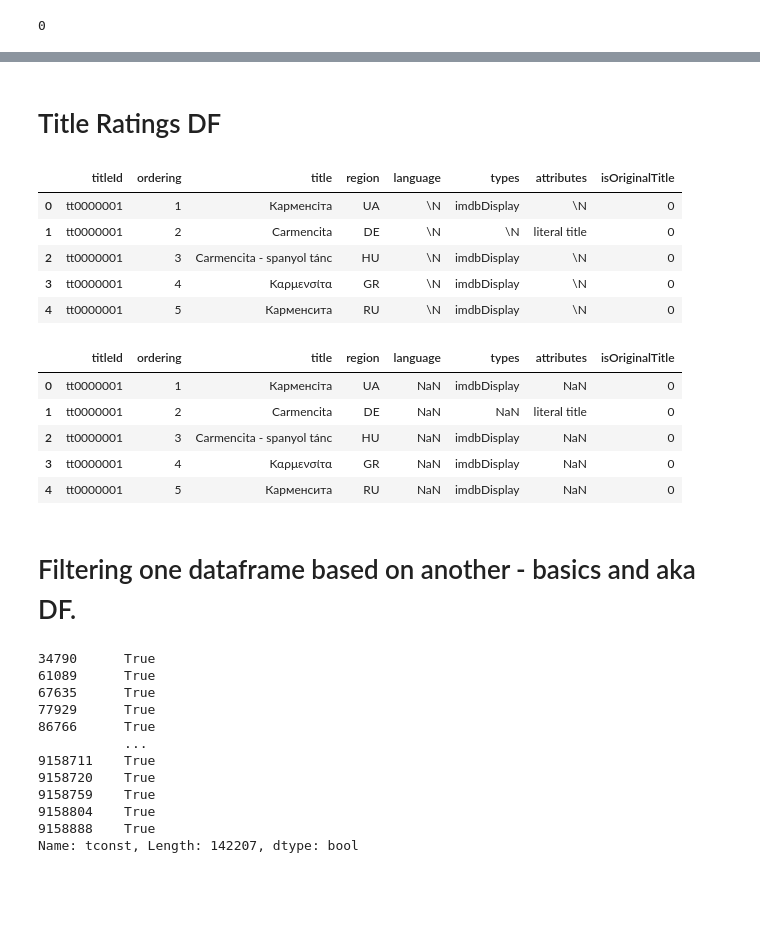
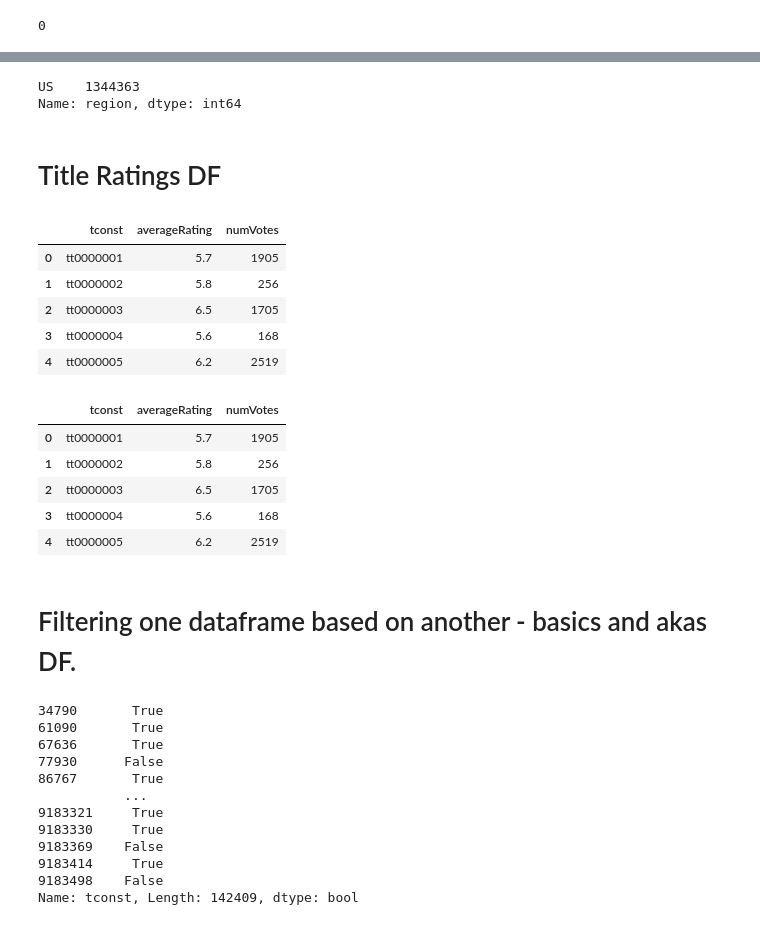
Before and after one commit to Davianka/Project-3-Using-IMDB, a Jupyter notebook: IMDB project PT 1-Copy1.ipynb, the cells around one changed output, grey strips where cells are left out. Saved outputs shown, nothing was run; the diff lists cells and outputs as text; code cells hidden in the pictures; blank space fills up the shorter version.

Commit message:
corrected file to compressed gz
Corrected files to gz and corrected DF aka to include US filter

```diff
--- a/IMDB project PT 1-Copy1.ipynb
+++ b/IMDB project PT 1-Copy1.ipynb
@@ -336,45 +391,50 @@ Name: region, Length: 246, dtype: int64
+# %%
+akas_df['region'].value_counts()
+# %% [output]
+US    1344363
+Name: region, dtype: int64
 # %% [markdown]
 # Title Ratings DF
 # %%
 ratings_url='https://datasets.imdbws.com/title.ratings.tsv.gz'
-ratings_df = pd.read_csv(aka_url,sep='\t', low_memory=False)
+ratings_df = pd.read_csv(ratings_url,sep='\t', low_memory=False)
 ratings_df.head()
 # %% [output]
-|  | titleId | ordering | title | region | language | types | attributes | isOriginalTitle |
-| 0 | tt0000001 | 1 | Карменсіта | UA | \N | imdbDisplay | \N | 0 |
-| 1 | tt0000001 | 2 | Carmencita | DE | \N | \N | literal title | 0 |
-| 2 | tt0000001 | 3 | Carmencita - spanyol tánc | HU | \N | imdbDisplay | \N | 0 |
-| 3 | tt0000001 | 4 | Καρμενσίτα | GR | \N | imdbDisplay | \N | 0 |
-| 4 | tt0000001 | 5 | Карменсита | RU | \N | imdbDisplay | \N | 0 |
+|  | tconst | averageRating | numVotes |
+| 0 | tt0000001 | 5.7 | 1905 |
+| 1 | tt0000002 | 5.8 | 256 |
+| 2 | tt0000003 | 6.5 | 1705 |
+| 3 | tt0000004 | 5.6 | 168 |
+| 4 | tt0000005 | 6.2 | 2519 |
 # %%
 ratings_df = ratings_df.replace({'\\N':np.nan})
 # %%
 ratings_df.head()
 # %% [output]
-|  | titleId | ordering | title | region | language | types | attributes | isOriginalTitle |
-| 0 | tt0000001 | 1 | Карменсіта | UA | NaN | imdbDisplay | NaN | 0 |
-| 1 | tt0000001 | 2 | Carmencita | DE | NaN | NaN | literal title | 0 |
-| 2 | tt0000001 | 3 | Carmencita - spanyol tánc | HU | NaN | imdbDisplay | NaN | 0 |
-| 3 | tt0000001 | 4 | Καρμενσίτα | GR | NaN | imdbDisplay | NaN | 0 |
-| 4 | tt0000001 | 5 | Карменсита | RU | NaN | imdbDisplay | NaN | 0 |
+|  | tconst | averageRating | numVotes |
+| 0 | tt0000001 | 5.7 | 1905 |
+| 1 | tt0000002 | 5.8 | 256 |
+| 2 | tt0000003 | 6.5 | 1705 |
+| 3 | tt0000004 | 5.6 | 168 |
+| 4 | tt0000005 | 6.2 | 2519 |
 # %% [markdown]
-# Filtering one dataframe based on another - basics  and aka DF.
+# Filtering one dataframe based on another - basics  and akas DF.
 # %%
-keepers = basics_movie_df['tconst'].isin(aka_df['titleId'])
+keepers = basics_movie_df['tconst'].isin(akas_df['titleId'])
 keepers
 # %% [output]
-34790      True
-61089      True
-67635      True
-77929      True
-86766      True
+34790       True
+61090       True
+67636       True
+77930      False
+86767       True
            ...
-9158711    True
-9158720    True
-9158759    True
-9158804    True
-9158888    True
-Name: tconst, Length: 142207, dtype: bool
+9183321     True
+9183330     True
+9183369    False
+9183414     True
+9183498    False
+Name: tconst, Length: 142409, dtype: bool
 # %%
 basics = basics_movie_df[keepers]
 basics
```
Also changed, not shown: parts of 34 cells of this notebook, 4 other files.
